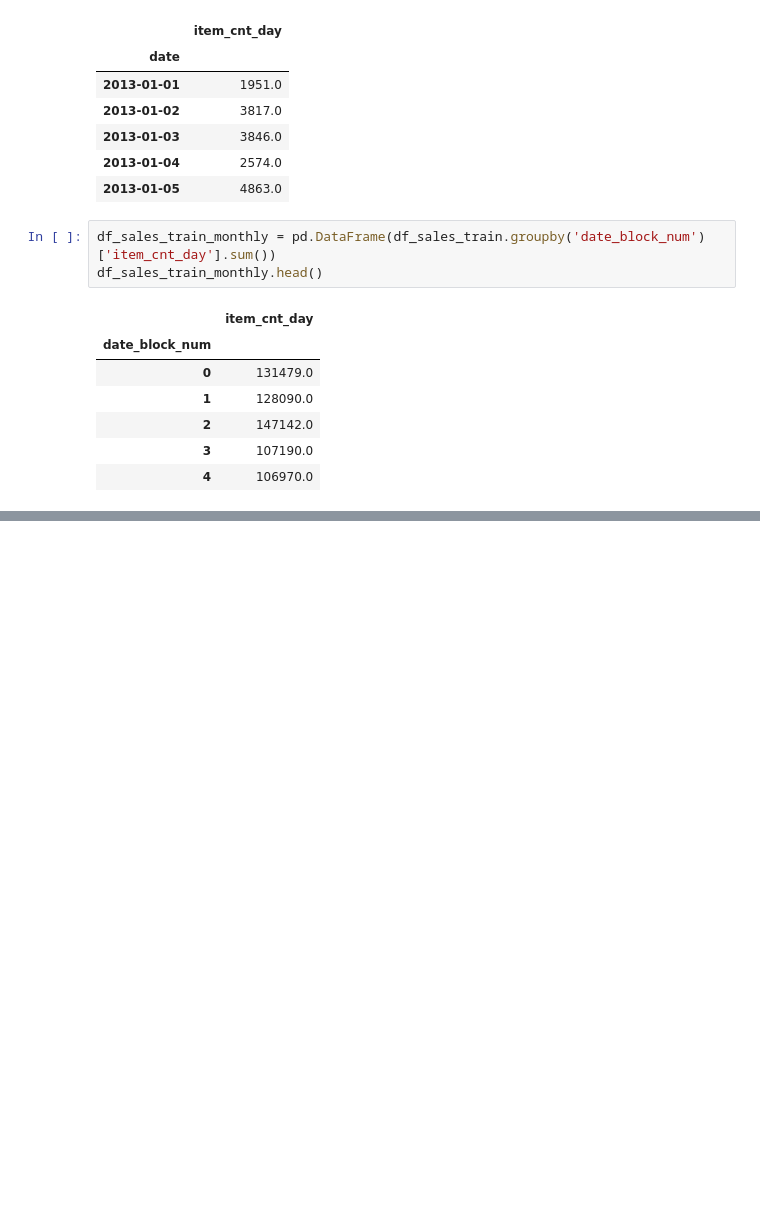
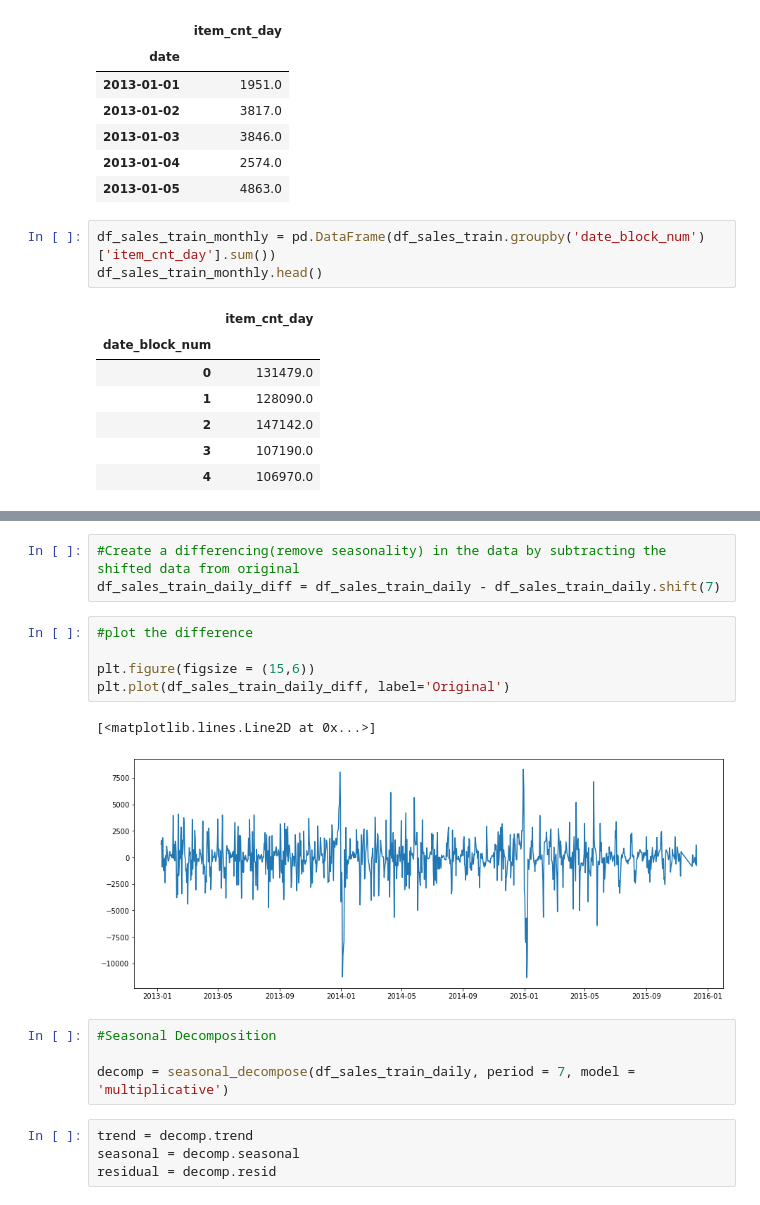
Before and after one commit to gopala-goyal/forecast-shop-sales, a Jupyter notebook: MMA 867 - Forecast Project.ipynb, the cells around one changed output, grey strips where cells are left out. Drawn from its saved outputs; the diff is of its cells as text; blank space fills up the shorter version.

Commit message:
Arima on Daily sales

```diff
--- a/MMA 867 - Forecast Project.ipynb
+++ b/MMA 867 - Forecast Project.ipynb
@@ -178,0 +140,19 @@ plt.show
+# %%
+#Create a differencing(remove seasonality) in the data by subtracting the shifted data from original
+df_sales_train_daily_diff = df_sales_train_daily - df_sales_train_daily.shift(7)
+# %%
+#plot the difference
+
+plt.figure(figsize = (15,6))
+plt.plot(df_sales_train_daily_diff, label='Original')
+# %% [output]
+[<matplotlib.lines.Line2D at 0x...>]
+[figure, added]
+# %%
+#Seasonal Decomposition
+
+decomp = seasonal_decompose(df_sales_train_daily, period = 7, model = 'multiplicative')
+# %%
+trend = decomp.trend
+seasonal = decomp.seasonal
+residual = decomp.resid
```
Also changed, not shown: parts of 16 cells of this notebook.
